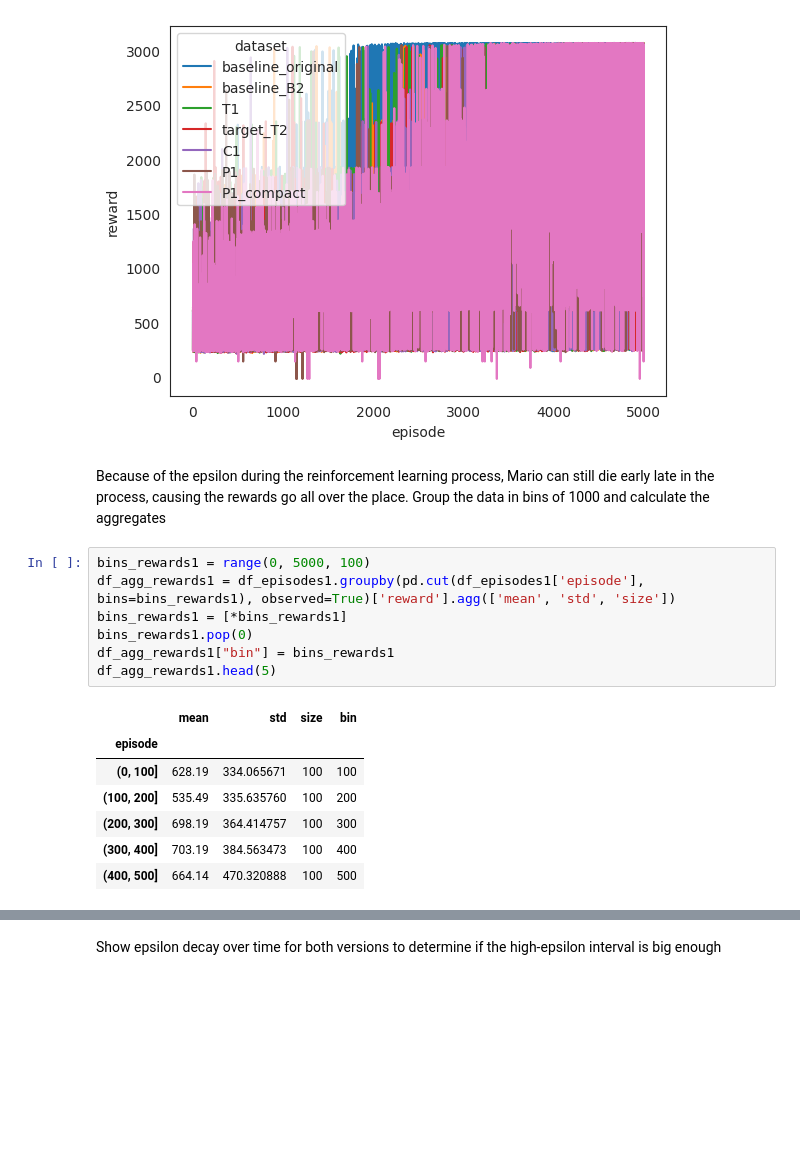
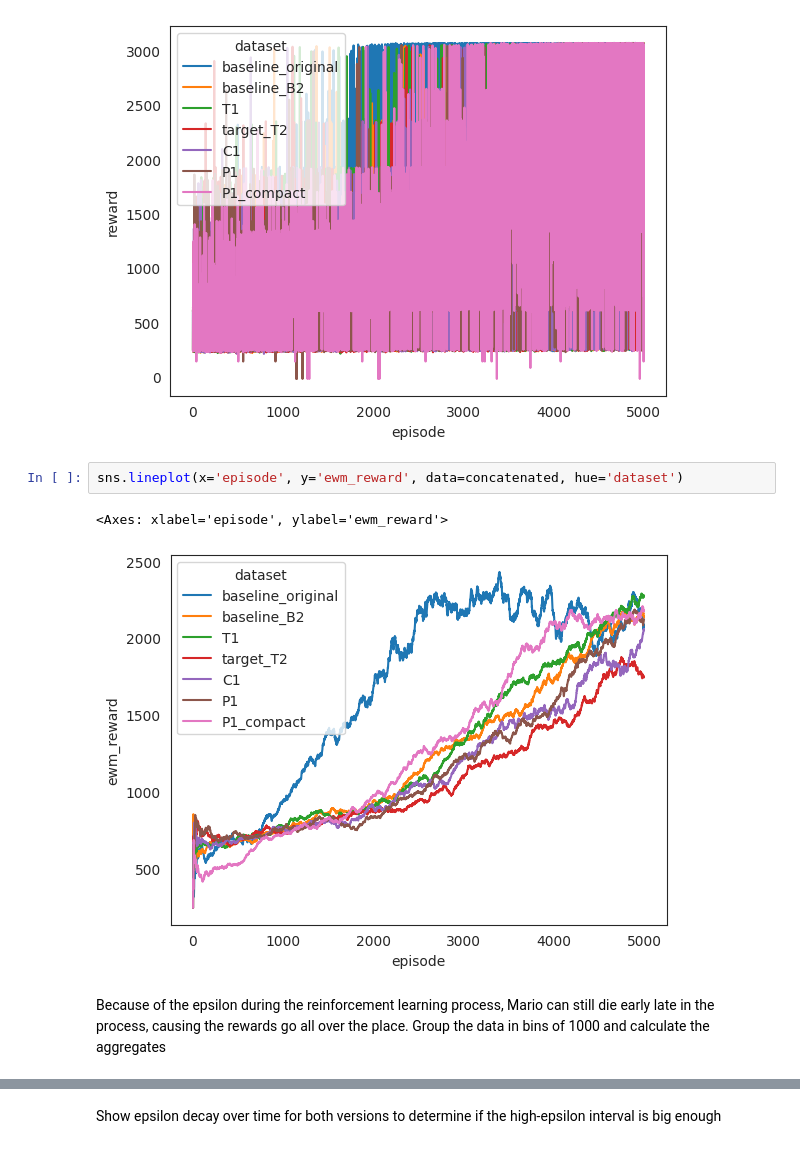
Before and after one commit to aggravated-monster/master, a Jupyter notebook: mario_visualisation/train.ipynb, the cells around one changed output, grey strips where cells are left out. Drawn from its saved outputs; the diff is of its cells as text; blank space fills up the shorter version.

```diff
--- a/mario_visualisation/train.ipynb
+++ b/mario_visualisation/train.ipynb
@@ -75,21 +80,11 @@ sns.lineplot(x='episode', y='reward', data=concatenated, hue='dataset')
 # %% [output]
 <Axes: xlabel='episode', ylabel='reward'>
 [figure]
+# %%
+sns.lineplot(x='episode', y='ewm_reward', data=concatenated, hue='dataset')
+# %% [output]
+<Axes: xlabel='episode', ylabel='ewm_reward'>
+[figure, added]
 # %% [markdown]
 Because of the epsilon during the reinforcement learning process, Mario can still die early late in the process, causing the rewards go all over the place.
 Group the data in bins of 1000 and calculate the aggregates
-# %%
-bins_rewards1 = range(0, 5000, 100)
-df_agg_rewards1 = df_episodes1.groupby(pd.cut(df_episodes1['episode'], bins=bins_rewards1), observed=True)['reward'].agg(['mean', 'std', 'size'])
-bins_rewards1 = [*bins_rewards1]
-bins_rewards1.pop(0)
-df_agg_rewards1["bin"] = bins_rewards1
-df_agg_rewards1.head(5)
-# %% [output]
-|  | mean | std | size | bin |
-| episode |  |  |  |  |
-| (0, 100] | 628.19 | 334.065671 | 100 | 100 |
-| (100, 200] | 535.49 | 335.635760 | 100 | 200 |
-| (200, 300] | 698.19 | 364.414757 | 100 | 300 |
-| (300, 400] | 703.19 | 384.563473 | 100 | 400 |
-| (400, 500] | 664.14 | 470.320888 | 100 | 500 |
```
Also changed, not shown: parts of 24 cells of this notebook.
